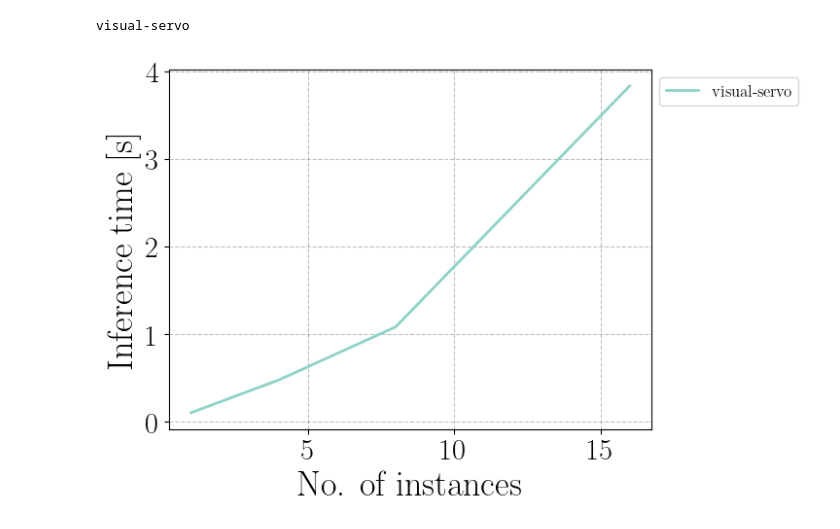
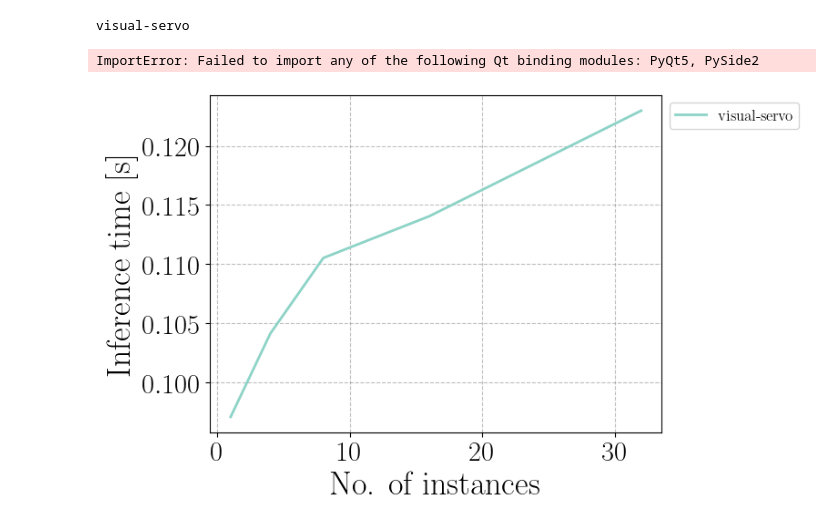
Before and after one commit to arshad171/Edge-Enabled-Inverted-Pendulum--Real-Time-Control-with-Dynamic-Offloading, a Jupyter notebook: plots/plot.ipynb, the cells around one changed output. Cells and saved outputs as stored; diff of their text form; code cells hidden in the pictures.

```diff
--- a/plots/plot.ipynb
+++ b/plots/plot.ipynb
@@ -15,40 +15,41 @@ FILL = False
 SAVE_FIGS = True
 SAVE_RES = True
 # DATA_P95_FOLDER = f"/Users/arshadjaveed/My Data/Workspace/Edge-Enabled-Inverted-Pendulum--Real-Time-Control-with-Dynamic-Offloading/data_c3m6/pair"
-DATA_P95_FOLDER = f"/Users/arshadjaveed/My Data/Workspace/Edge-Enabled-Inverted-Pendulum--Real-Time-Control-with-Dynamic-Offloading/data/pair"
+DATA_P95_FOLDER = f"/home/arshad/code/Edge-Enabled-Inverted-Pendulum--Real-Time-Control-with-Dynamic-Offloading/data_c32m40/pair"
 
 # SIG_PATH = f"{HOME_PATH}" + "/data/pairwise_exps/contention_params_sig_{}.json"
 # %%
 app1 = "visual-servo"
 
 print(app1)
 
 lam = 1.0
 lams = {
-    "visual-servo": 5,
-    "iclf-efnet": 3,
-    "text-tbert": 6,
+    "visual-servo": 2,
+    "iclf-efnet": 1,
+    "text-tbert": 1,
 }
 # ni = 4
 
 plt.figure()
 
 # applications = ["visual-servo", "iclf-efnet", "text-tbert"]
 applications = ["visual-servo"]
 
 for app2 in applications:
     lam = lams[app2]
     # df_sts = get_p95_lam_ret_all_ni_ten0(app1, app2, lam, DATA_P95_FOLDER)
     df_sts = get_p95_lam_ret_all_ni_ten0(app1, app2, lam, DATA_P95_FOLDER)
     sns.lineplot(df_sts, x="ni", y="sts", color=COLOR_PALETTE[app2], label=app2)
 
 plt.legend(loc="upper left", bbox_to_anchor=(1, 1))
 plt.grid()
 plt.xlabel("No. of instances")
 plt.ylabel("Inference time [s]")
 
 # save_fig("pairwise_mnet")
 plt.show()
 # %% [output]
 visual-servo
+ImportError: Failed to import any of the following Qt binding modules: PyQt5, PySide2
-[figure, old version]
+[figure, new version]
```
Also changed, not shown: 12 other files.
